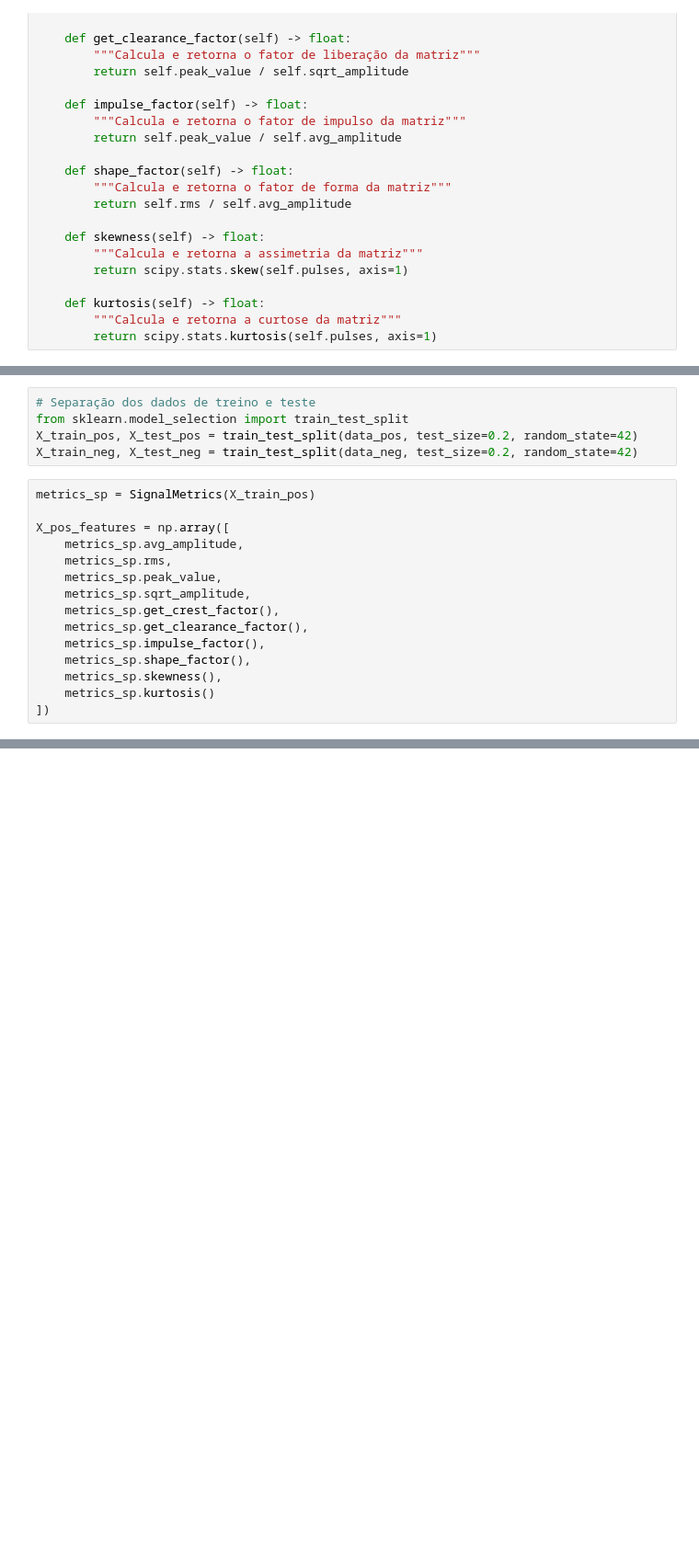
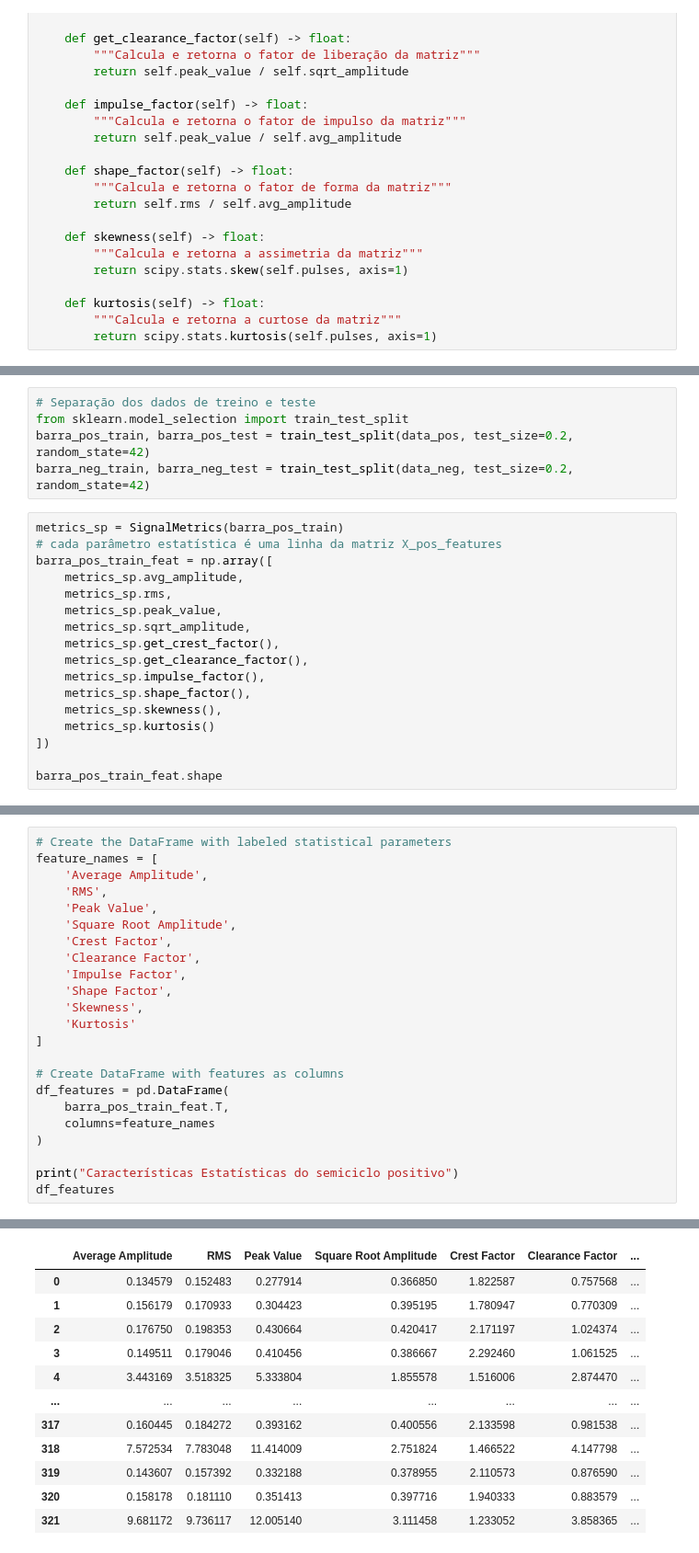
Before and after one commit to mascneto/PesquisaDP, a Jupyter notebook: Pasta 1/features.ipynb, the cells around one changed output, grey strips where cells are left out. Shown at 92% size. Saved outputs shown, nothing was run; the diff lists cells and outputs as text; blank space fills up the shorter version.

```diff
--- a/Pasta 1/features.ipynb
+++ b/Pasta 1/features.ipynb
@@ -159,12 +196,12 @@ data_pos, data_neg = processed_files[0] # semiciclos positivo e negativo do prim
 # %%
 # Separação dos dados de treino e teste
 from sklearn.model_selection import train_test_split
-X_train_pos, X_test_pos = train_test_split(data_pos, test_size=0.2, random_state=42)
-X_train_neg, X_test_neg = train_test_split(data_neg, test_size=0.2, random_state=42)
+barra_pos_train, barra_pos_test = train_test_split(data_pos, test_size=0.2, random_state=42)
+barra_neg_train, barra_neg_test = train_test_split(data_neg, test_size=0.2, random_state=42)
 # %%
-metrics_sp = SignalMetrics(X_train_pos)
-
-X_pos_features = np.array([
+metrics_sp = SignalMetrics(barra_pos_train)
+# cada parâmetro estatística é uma linha da matriz X_pos_features
+barra_pos_train_feat = np.array([
     metrics_sp.avg_amplitude,
     metrics_sp.rms,
     metrics_sp.peak_value,
@@ -176,3 +213,5 @@ X_pos_features = np.array([
     metrics_sp.skewness(),
     metrics_sp.kurtosis()
 ])
+
+barra_pos_train_feat.shape
@@ -178,0 +239,24 @@ X_pos_features = np.array([
+# %%
+# Create the DataFrame with labeled statistical parameters
+feature_names = [
+    'Average Amplitude',
+    'RMS',
+    'Peak Value',
+    'Square Root Amplitude',
+    'Crest Factor',
+    'Clearance Factor',
+    'Impulse Factor',
+    'Shape Factor',
+    'Skewness',
+    'Kurtosis'
+]
+
+# Create DataFrame with features as columns
+df_features = pd.DataFrame(
+    barra_pos_train_feat.T,
+    columns=feature_names
+)
+
+print("Características Estatísticas do semiciclo positivo")
+df_features
+# %% [output]
@@ -178,0 +264,12 @@ X_pos_features = np.array([
+|  | Average Amplitude | RMS | Peak Value | Square Root Amplitude | Crest Factor | Clearance Factor | ... |
+| 0 | 0.134579 | 0.152483 | 0.277914 | 0.366850 | 1.822587 | 0.757568 | ... |
+| 1 | 0.156179 | 0.170933 | 0.304423 | 0.395195 | 1.780947 | 0.770309 | ... |
+| 2 | 0.176750 | 0.198353 | 0.430664 | 0.420417 | 2.171197 | 1.024374 | ... |
+| 3 | 0.149511 | 0.179046 | 0.410456 | 0.386667 | 2.292460 | 1.061525 | ... |
+| 4 | 3.443169 | 3.518325 | 5.333804 | 1.855578 | 1.516006 | 2.874470 | ... |
+| ... | ... | ... | ... | ... | ... | ... | ... |
+| 317 | 0.160445 | 0.184272 | 0.393162 | 0.400556 | 2.133598 | 0.981538 | ... |
+| 318 | 7.572534 | 7.783048 | 11.414009 | 2.751824 | 1.466522 | 4.147798 | ... |
+| 319 | 0.143607 | 0.157392 | 0.332188 | 0.378955 | 2.110573 | 0.876590 | ... |
+| 320 | 0.158178 | 0.181110 | 0.351413 | 0.397716 | 1.940333 | 0.883579 | ... |
+| 321 | 9.681172 | 9.736117 | 12.005140 | 3.111458 | 1.233052 | 3.858365 | ... |
```
Also changed, not shown: parts of 15 cells of this notebook.
